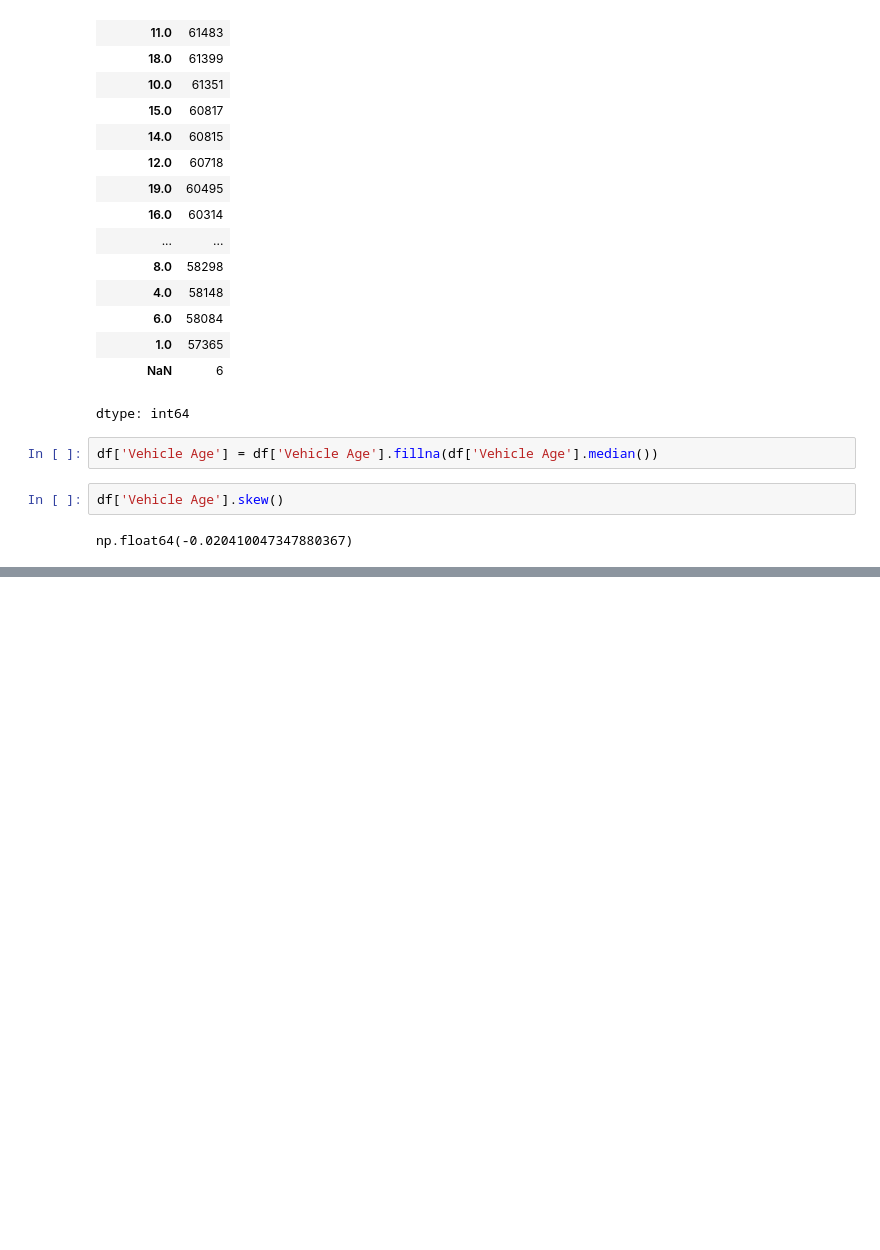
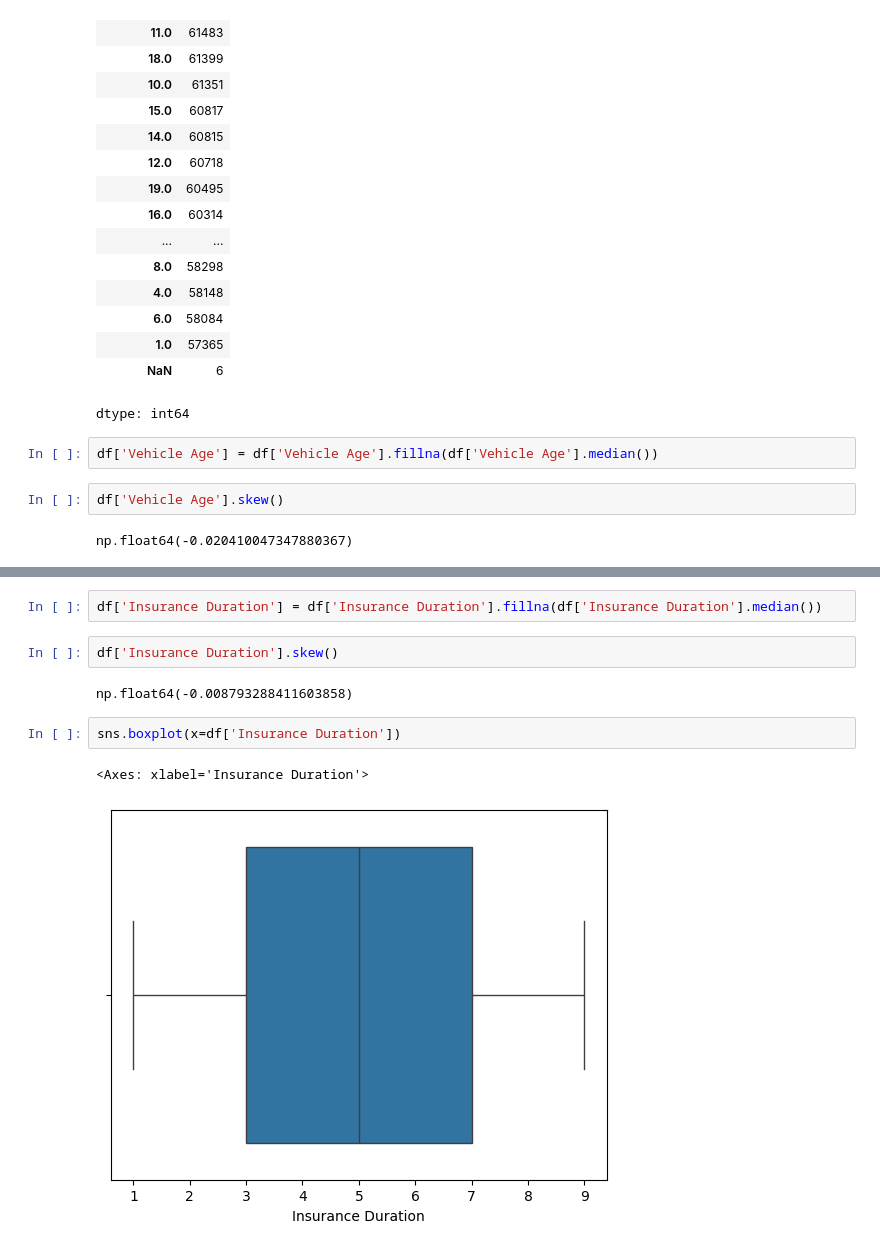
Before and after one commit to sushant758/ML-Exercises, a Jupyter notebook: Insurance.ipynb, the cells around one changed output, grey strips where cells are left out. Drawn from its saved outputs; the diff is of its cells as text; blank space fills up the shorter version.

```diff
--- a/Insurance.ipynb
+++ b/Insurance.ipynb
@@ -400,0 +466,11 @@ np.float64(-0.020410047347880367)
+# %%
+df['Insurance Duration'] = df['Insurance Duration'].fillna(df['Insurance Duration'].median())
+# %%
+df['Insurance Duration'].skew()
+# %% [output]
+np.float64(-0.008793288411603858)
+# %%
+sns.boxplot(x=df['Insurance Duration'])
+# %% [output]
+<Axes: xlabel='Insurance Duration'>
+[figure, added]
```
Also changed, not shown: parts of 30 cells of this notebook.
